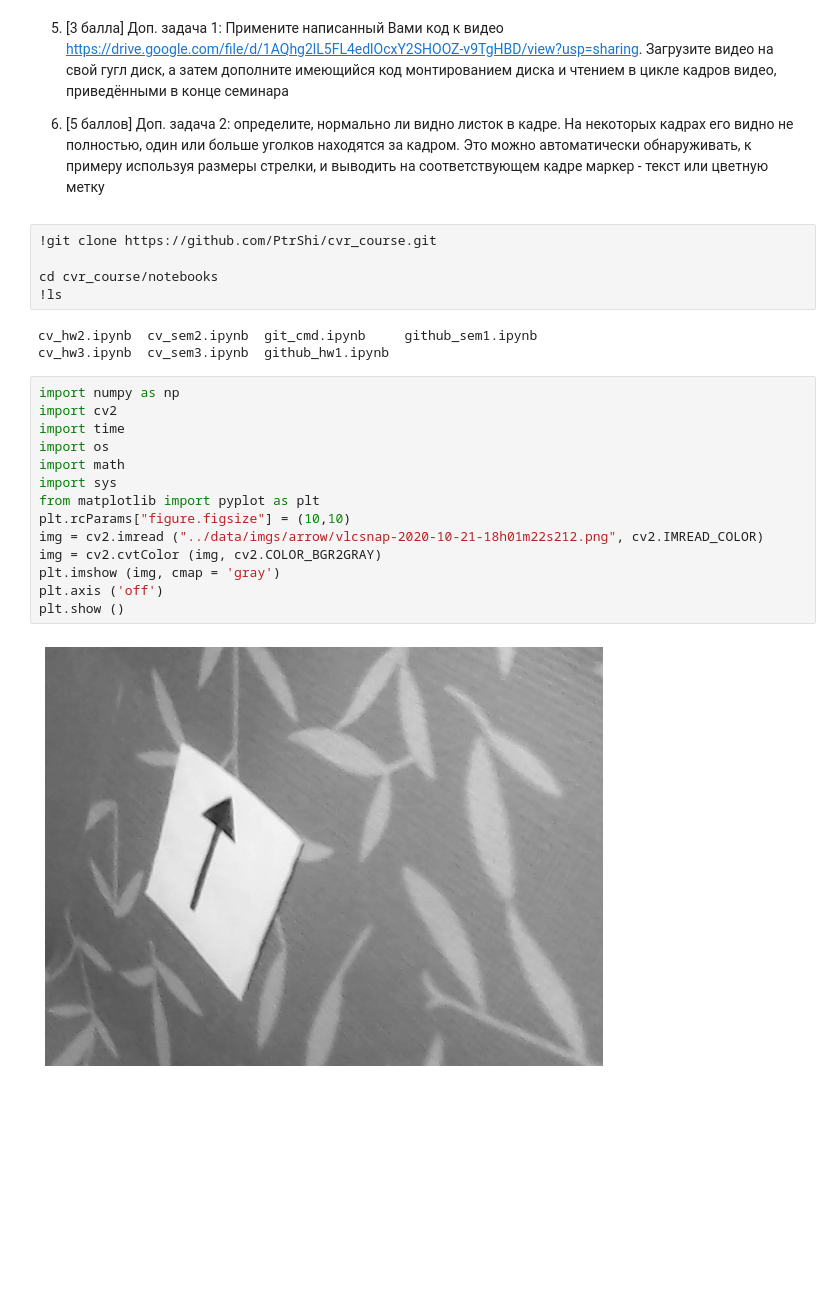
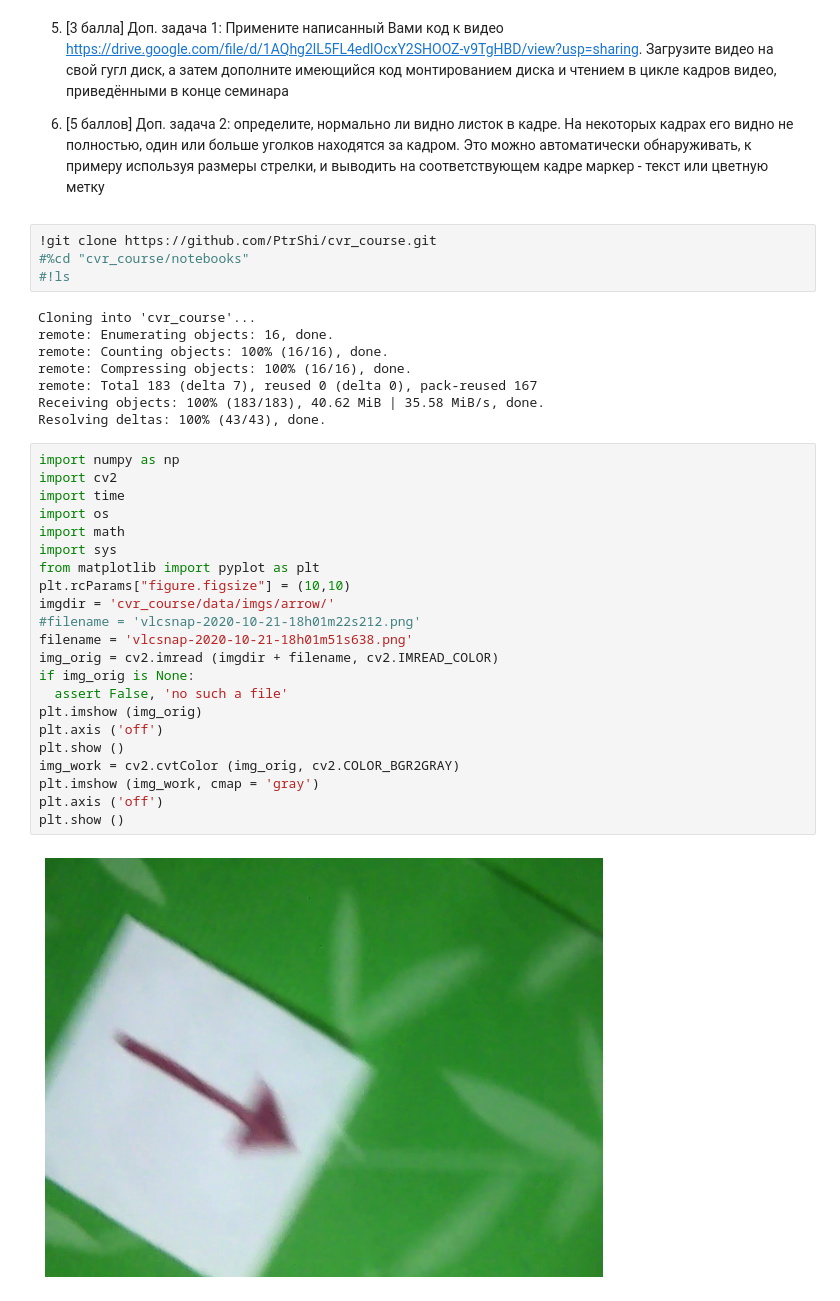
Before and after one commit to PtrShi/cvr_course, a Jupyter notebook: notebooks/cv_hw3.ipynb, the cells around one changed output. Drawn from its saved outputs; the diff is of its cells as text; blank space fills up the shorter version.

```diff
--- a/notebooks/cv_hw3.ipynb
+++ b/notebooks/cv_hw3.ipynb
@@ -16,25 +16,37 @@
 5) [5 баллов] Доп. задача 2: определите, нормально ли видно листок в кадре. На некоторых кадрах его видно не полностью, один или больше уголков находятся за кадром. Это можно автоматически обнаруживать, к примеру используя размеры стрелки, и выводить на соответствующем кадре маркер - текст или цветную метку
 # %%
 !git clone https://github.com/PtrShi/cvr_course.git
-
-cd cvr_course/notebooks
-!ls
+#%cd "cvr_course/notebooks"
+#!ls
 # %% [output]
-cv_hw2.ipynb  cv_sem2.ipynb  git_cmd.ipynb     github_sem1.ipynb
-cv_hw3.ipynb  cv_sem3.ipynb  github_hw1.ipynb
+Cloning into 'cvr_course'...
+remote: Enumerating objects: 16, done.
+remote: Counting objects: 100% (16/16), done.
+remote: Compressing objects: 100% (16/16), done.
+remote: Total 183 (delta 7), reused 0 (delta 0), pack-reused 167
+Receiving objects: 100% (183/183), 40.62 MiB | 35.58 MiB/s, done.
+Resolving deltas: 100% (43/43), done.
 # %%
 import numpy as np
 import cv2
 import time
 import os
 import math
 import sys
 from matplotlib import pyplot as plt
 plt.rcParams["figure.figsize"] = (10,10)
-img = cv2.imread ("../data/imgs/arrow/vlcsnap-2020-10-21-18h01m22s212.png", cv2.IMREAD_COLOR)
-img = cv2.cvtColor (img, cv2.COLOR_BGR2GRAY)
-plt.imshow (img, cmap = 'gray')
+imgdir = 'cvr_course/data/imgs/arrow/'
+#filename = 'vlcsnap-2020-10-21-18h01m22s212.png'
+filename = 'vlcsnap-2020-10-21-18h01m51s638.png'
+img_orig = cv2.imread (imgdir + filename, cv2.IMREAD_COLOR)
+if img_orig is None:
+  assert False, 'no such a file'
+plt.imshow (img_orig)
 plt.axis ('off')
 plt.show ()
+img_work = cv2.cvtColor (img_orig, cv2.COLOR_BGR2GRAY)
+plt.imshow (img_work, cmap = 'gray')
+plt.axis ('off')
+plt.show ()
 # %% [output]
-[figure, old version]
+[figure, new version]
```
Also changed, not shown: parts of 3 cells of this notebook.
